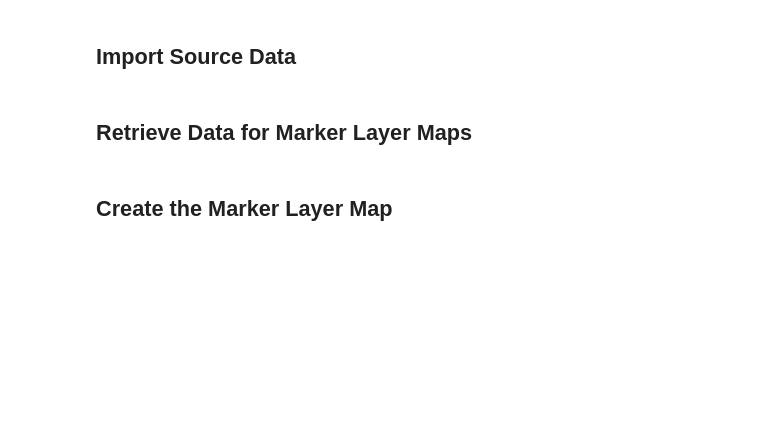
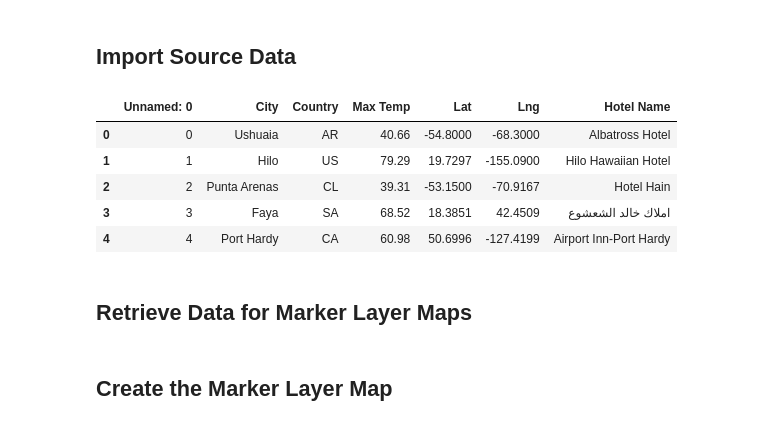
Before and after one commit to gwenfrishkoff/World_Weather_Analysis, a Jupyter notebook: Vacation_Itinerary.ipynb, the cells around one changed output. Saved outputs shown, nothing was run; the diff lists cells and outputs as text; code cells hidden in the pictures; blank space fills up the shorter version.

```diff
--- a/Vacation_Itinerary.ipynb
+++ b/Vacation_Itinerary.ipynb
@@ -25,8 +23,15 @@ NameError: name 'gmaps' is not defined
 ## Import Source Data
 # %%
 # Read the WeatherPy_vacation.csv into a DataFrame.
-vacation_df = pd.read_csv("Vacation_Search/WeatherPy_vacation.csv")
+vacation_df = pd.read_csv("WeatherPy_vacation.csv")
 vacation_df.head()
+# %% [output]
+|  | Unnamed: 0 | City | Country | Max Temp | Lat | Lng | Hotel Name |
+| 0 | 0 | Ushuaia | AR | 40.66 | -54.8000 | -68.3000 | Albatross Hotel |
+| 1 | 1 | Hilo | US | 79.29 | 19.7297 | -155.0900 | Hilo Hawaiian Hotel |
+| 2 | 2 | Punta Arenas | CL | 39.31 | -53.1500 | -70.9167 | Hotel Hain |
+| 3 | 3 | Faya | SA | 68.52 | 18.3851 | 42.4509 | املاك خالد الشعشوع |
+| 4 | 4 | Port Hardy | CA | 60.98 | 50.6996 | -127.4199 | Airport Inn-Port Hardy |
 # %% [markdown]
 ## Retrieve Data for Marker Layer Maps
 # %%
```
Also changed, not shown: parts of 5 cells of this notebook, 11 other files.
